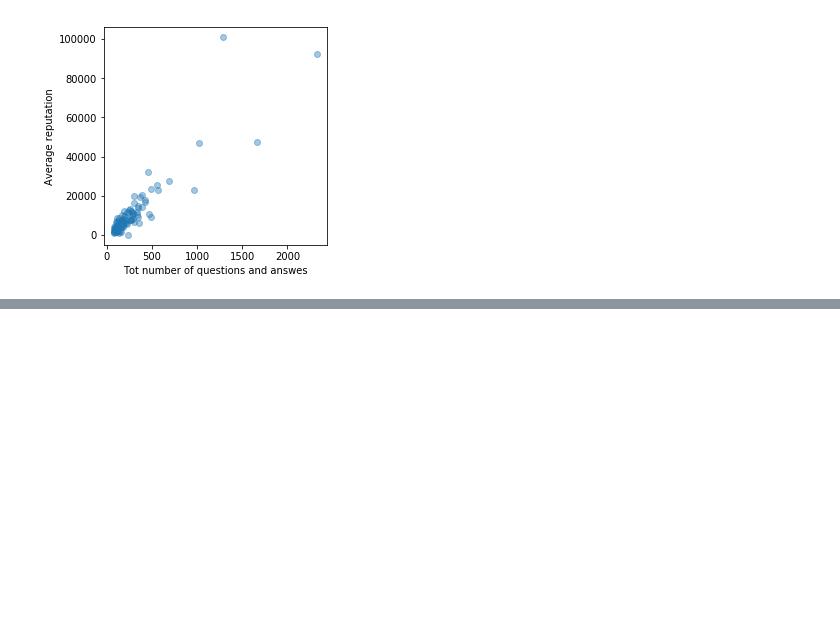
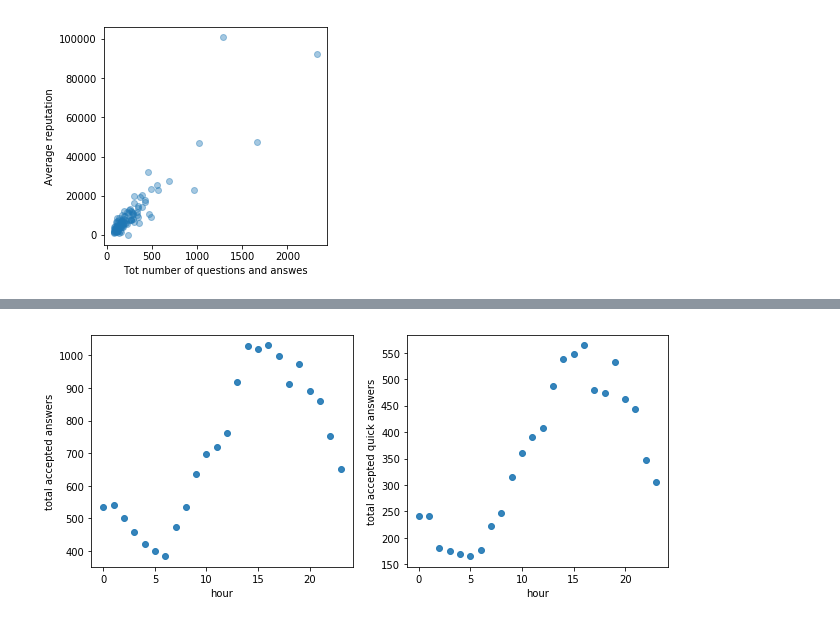
Before and after one commit to ImScientist/TDI_Spark, a Jupyter notebook: Q_spark_py36.ipynb, the cells around one changed output, grey strips where cells are left out. Saved outputs shown, nothing was run; the diff lists cells and outputs as text; code cells hidden in the pictures; blank space fills up the shorter version.

```diff
--- a/Q_spark_py36.ipynb
+++ b/Q_spark_py36.ipynb
@@ -281,0 +318,47 @@ plt.show()
+# %%
+my_input_dir = r'spark-stats-data\allPosts\part-0*'
+
+q_with_acc_answ = sc.textFile(my_input_dir)\
+    .map(parse_Posts_trf_2)\
+    .filter(lambda x: x is not None)\
+    .filter(lambda x: x[0]!=-2 and x[1]!=-2 and x[2]!=datetime(1970, 1, 1, 0, 0, 0) and x[3]=='Q')
+
+answ = sc.textFile(my_input_dir)\
+    .map(parse_Posts_trf_2)\
+    .filter(lambda x: x is not None)\
+    .filter(lambda x: x[0]!=-2 and              x[2]!=datetime(1970, 1, 1, 0, 0, 0) and x[3]=='A')
+
+acc_answ_in_my_set = q_with_acc_answ.map(lambda x: (x[1], x[2]))\
+    .join( answ.map(lambda x: (x[0],x[2]) ) )
+
+quick_acc_answ_in_my_set = acc_answ_in_my_set.filter(lambda x: x[1][1]-x[1][0]<timedelta(0, 10800) )
+
+tot_acc_answ_by_q_hour = acc_answ_in_my_set.map(lambda x: (x[1][0].hour ,1) )\
+    .reduceByKey(lambda x, y: x+y)\
+    .sortByKey().collect()
+
+tot_quick_acc_answ_by_hour = quick_acc_answ_in_my_set.map(lambda x: (x[1][0].hour ,1) )\
+    .reduceByKey(lambda x, y: x+y)\
+    .sortByKey().collect()
+# %%
+data       = np.array([ [el[0], el[1]] for el in tot_acc_answ_by_q_hour     ])
+data_quick = np.array([ [el[0], el[1]] for el in tot_quick_acc_answ_by_hour ])
+
+
+plt.figure(figsize=(9, 4))
+
+plt.subplot(1,2,1)
+plt.scatter( data[:,0],  data[:,1], alpha=0.9)
+plt.xlabel('hour')
+plt.ylabel('total accepted answers')
+plt.tight_layout()
+
+plt.subplot(1,2,2)
+plt.scatter( data_quick[:,0],  data_quick[:,1], alpha=0.9)
+plt.xlabel('hour')
+plt.ylabel('total accepted quick answers')
+plt.tight_layout()
+
+plt.show()
+# %% [output]
+[figure, added]
```
Also changed, not shown: parts of 3 cells of this notebook.
